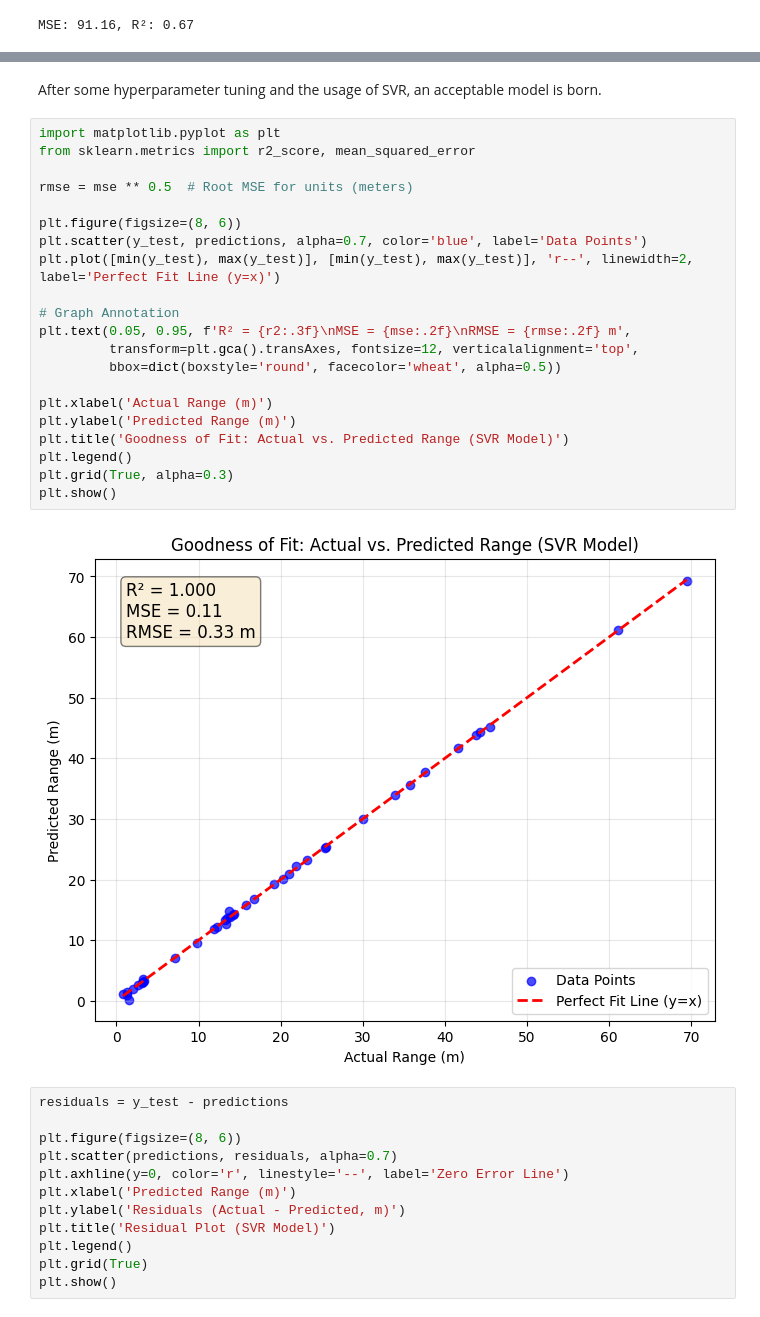
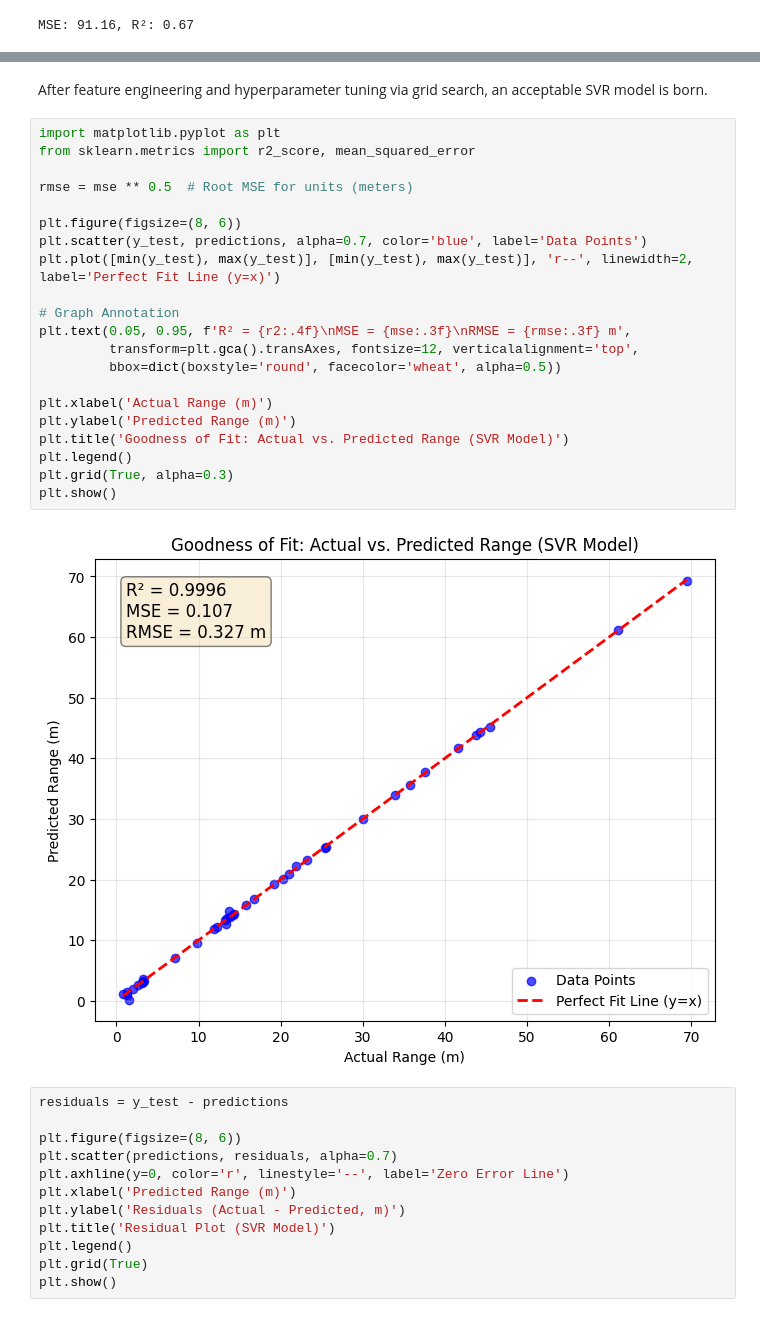
Before and after one commit to veeonda/ProjectileMotionProject, a Jupyter notebook: 2d_predictor.ipynb, the cells around one changed output, grey strips where cells are left out. Drawn from its saved outputs; the diff is of its cells as text.

```diff
--- a/2d_predictor.ipynb
+++ b/2d_predictor.ipynb
@@ -87,28 +95,28 @@ MSE: 0.11, R²: 1.00
 # %% [markdown]
-After some hyperparameter tuning and the usage of SVR, an acceptable model is born.
+After feature engineering and hyperparameter tuning via grid search, an acceptable SVR model is born.
 # %%
 import matplotlib.pyplot as plt
 from sklearn.metrics import r2_score, mean_squared_error
 
 rmse = mse ** 0.5  # Root MSE for units (meters)
 
 plt.figure(figsize=(8, 6))
 plt.scatter(y_test, predictions, alpha=0.7, color='blue', label='Data Points')
 plt.plot([min(y_test), max(y_test)], [min(y_test), max(y_test)], 'r--', linewidth=2, label='Perfect Fit Line (y=x)')
 
 # Graph Annotation
-plt.text(0.05, 0.95, f'R² = {r2:.3f}\nMSE = {mse:.2f}\nRMSE = {rmse:.2f} m',
+plt.text(0.05, 0.95, f'R² = {r2:.4f}\nMSE = {mse:.3f}\nRMSE = {rmse:.3f} m',
          transform=plt.gca().transAxes, fontsize=12, verticalalignment='top',
          bbox=dict(boxstyle='round', facecolor='wheat', alpha=0.5))
 
 plt.xlabel('Actual Range (m)')
 plt.ylabel('Predicted Range (m)')
 plt.title('Goodness of Fit: Actual vs. Predicted Range (SVR Model)')
 plt.legend()
 plt.grid(True, alpha=0.3)
 plt.show()
 # %% [output]
-[figure, old version]
+[figure, new version]
 # %%
 residuals = y_test - predictions
 
```
Also changed, not shown: parts of 6 cells of this notebook.
